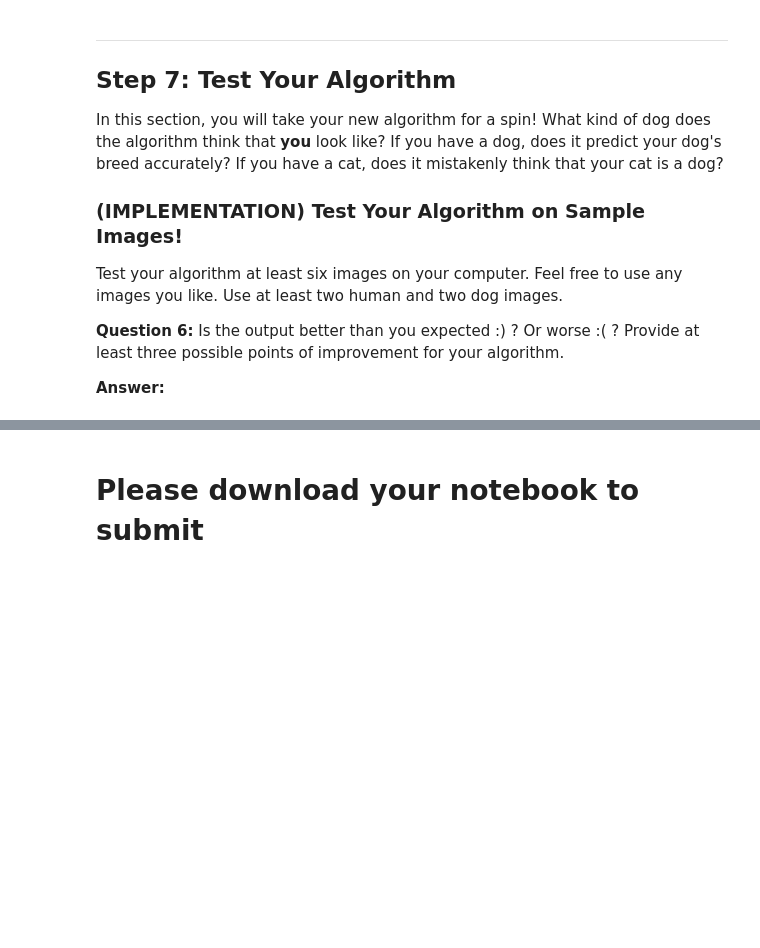
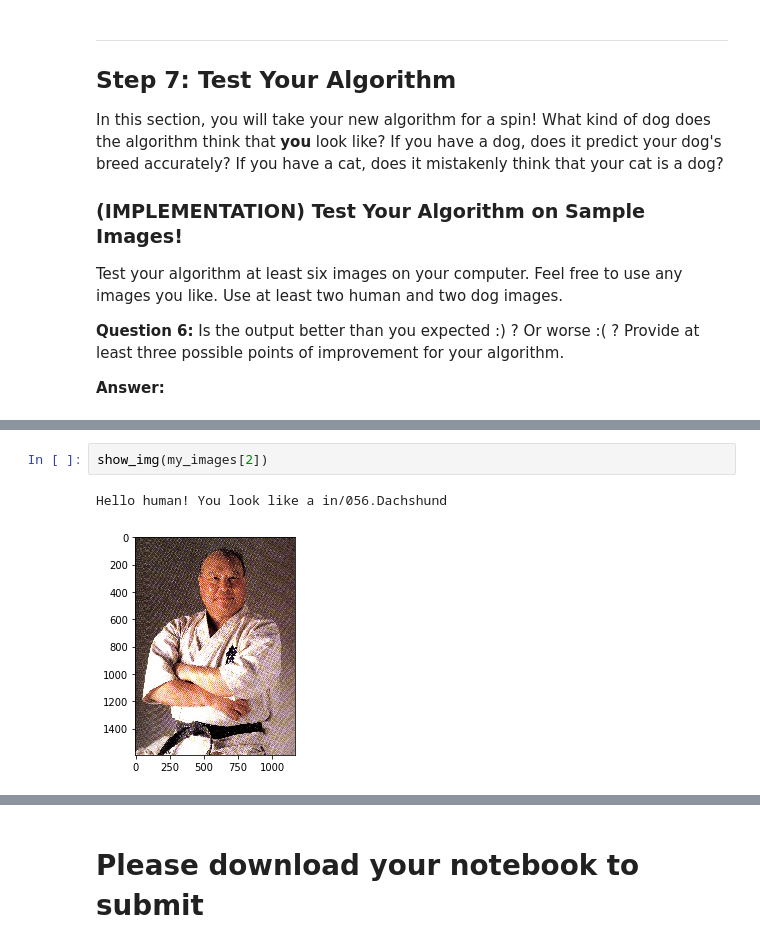
Before and after one commit to svetlitskiy/dog-project, a Jupyter notebook: dog_app.ipynb, the cells around one changed output, grey strips where cells are left out. Drawn from its saved outputs; the diff is of its cells as text; blank space fills up the shorter version.

```diff
--- a/dog_app.ipynb
+++ b/dog_app.ipynb
@@ -981,0 +1000,5 @@ __Answer:__
+# %%
+show_img(my_images[2])
+# %% [output]
+Hello human! You look like a in/056.Dachshund
+[figure, added]
```
Also changed, not shown: parts of 45 cells of this notebook.
